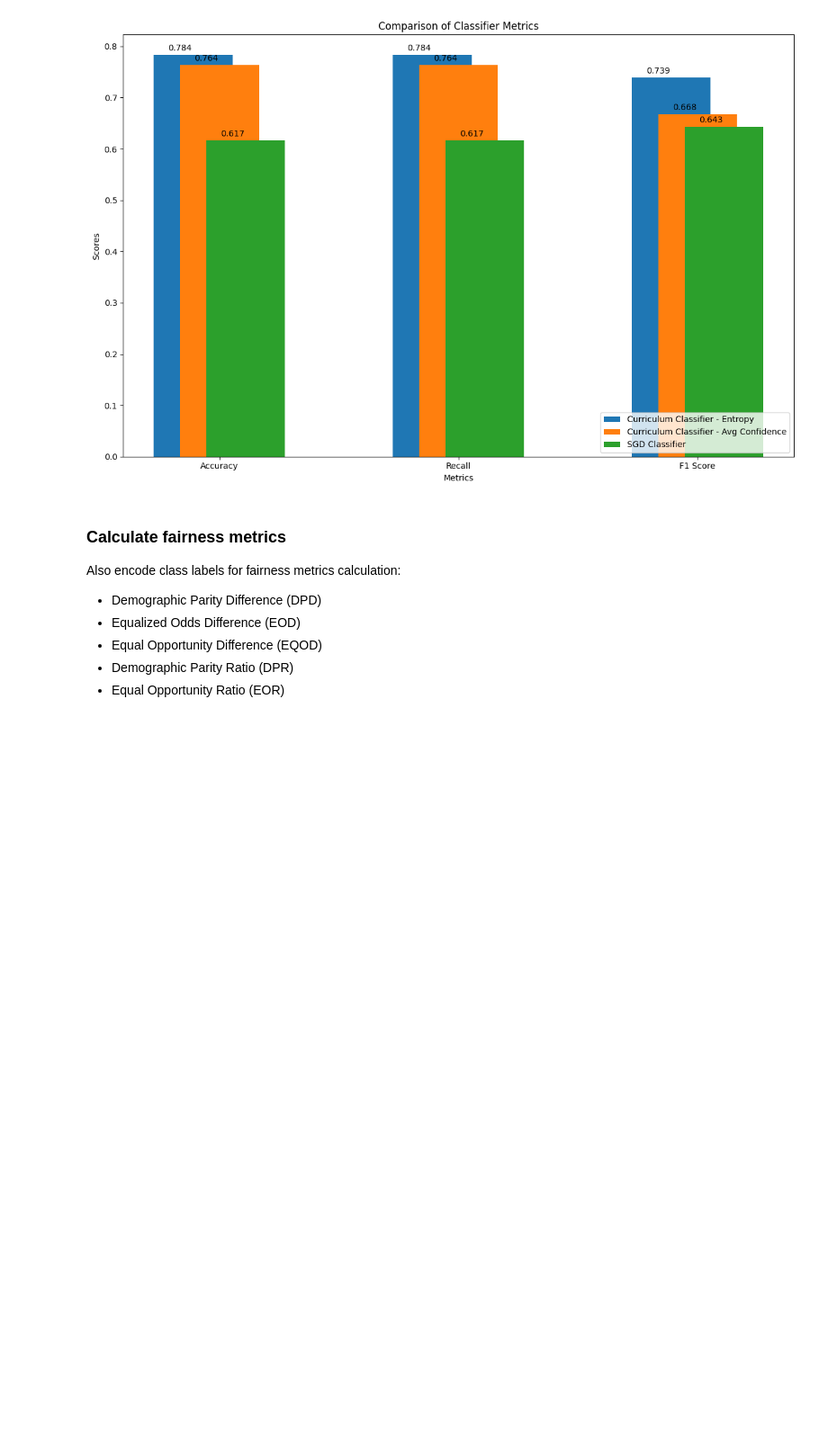
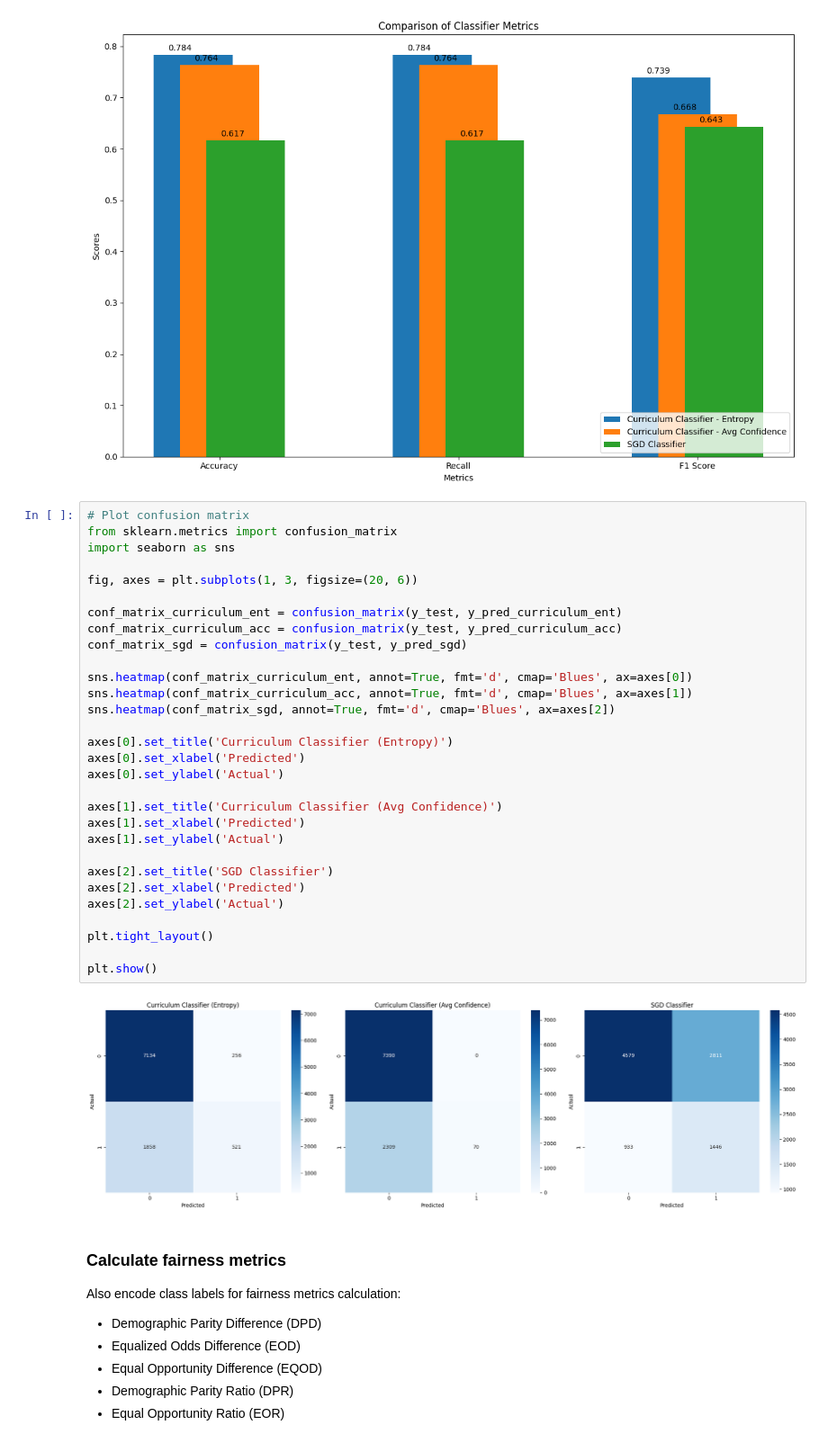
Before and after one commit to sustertine/curriculum-classifier, a Jupyter notebook: notebooks/demo.ipynb, the cells around one changed output. Shown at 90% size. Cells and saved outputs as stored; diff of their text form; blank space fills up the shorter version.

Commit message:
confusion matrix

```diff
--- a/notebooks/demo.ipynb
+++ b/notebooks/demo.ipynb
@@ -214,6 +214,38 @@ fig.tight_layout()
 plt.show()
 # %% [output]
 [figure]
+# %%
+# Plot confusion matrix
+from sklearn.metrics import confusion_matrix
+import seaborn as sns
+
+fig, axes = plt.subplots(1, 3, figsize=(20, 6))
+
+conf_matrix_curriculum_ent = confusion_matrix(y_test, y_pred_curriculum_ent)
+conf_matrix_curriculum_acc = confusion_matrix(y_test, y_pred_curriculum_acc)
+conf_matrix_sgd = confusion_matrix(y_test, y_pred_sgd)
+
+sns.heatmap(conf_matrix_curriculum_ent, annot=True, fmt='d', cmap='Blues', ax=axes[0])
+sns.heatmap(conf_matrix_curriculum_acc, annot=True, fmt='d', cmap='Blues', ax=axes[1])
+sns.heatmap(conf_matrix_sgd, annot=True, fmt='d', cmap='Blues', ax=axes[2])
+
+axes[0].set_title('Curriculum Classifier (Entropy)')
+axes[0].set_xlabel('Predicted')
+axes[0].set_ylabel('Actual')
+
+axes[1].set_title('Curriculum Classifier (Avg Confidence)')
+axes[1].set_xlabel('Predicted')
+axes[1].set_ylabel('Actual')
+
+axes[2].set_title('SGD Classifier')
+axes[2].set_xlabel('Predicted')
+axes[2].set_ylabel('Actual')
+
+plt.tight_layout()
+
+plt.show()
+# %% [output]
+[figure, added]
 # %% [markdown]
 ### Calculate fairness metrics
 Also encode class labels for fairness metrics calculation:
```
